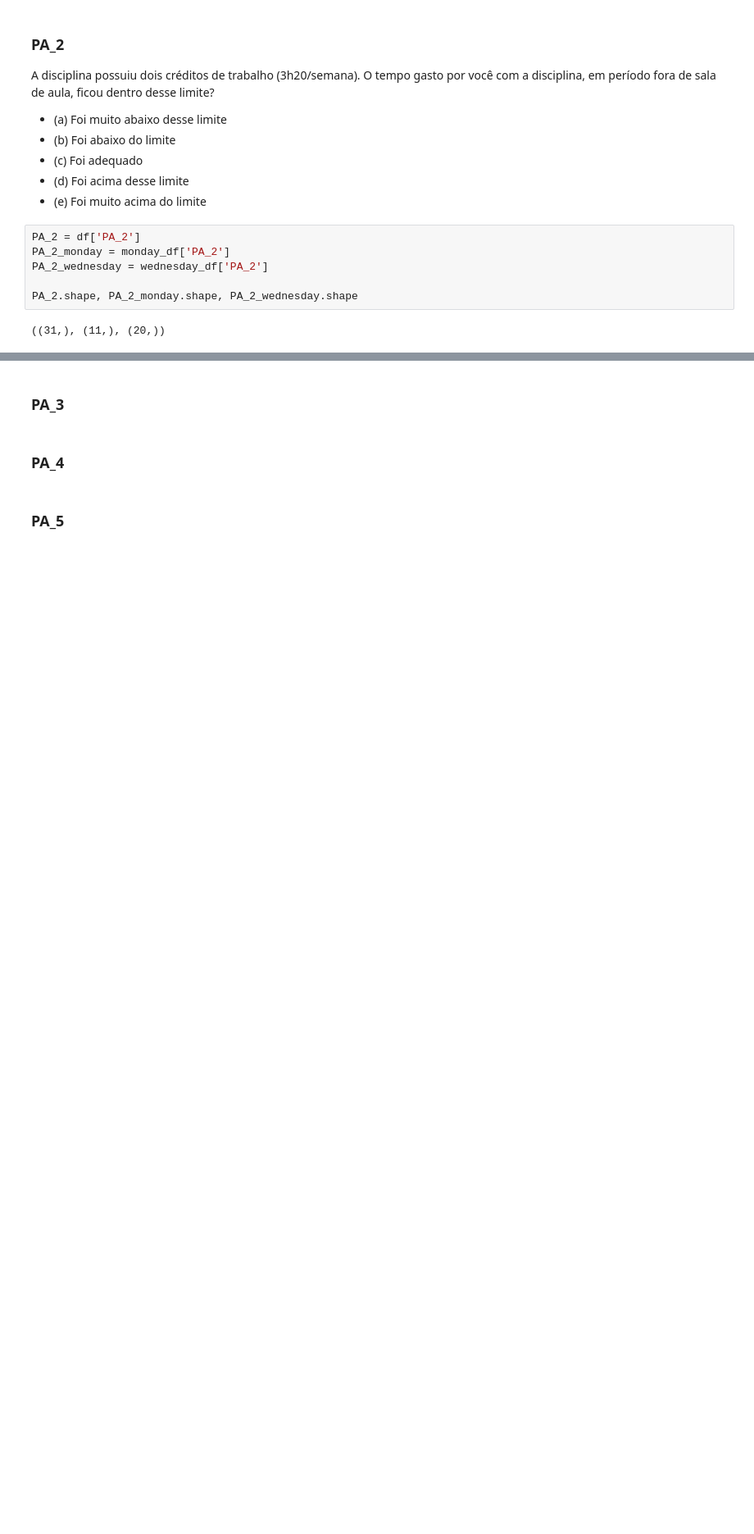
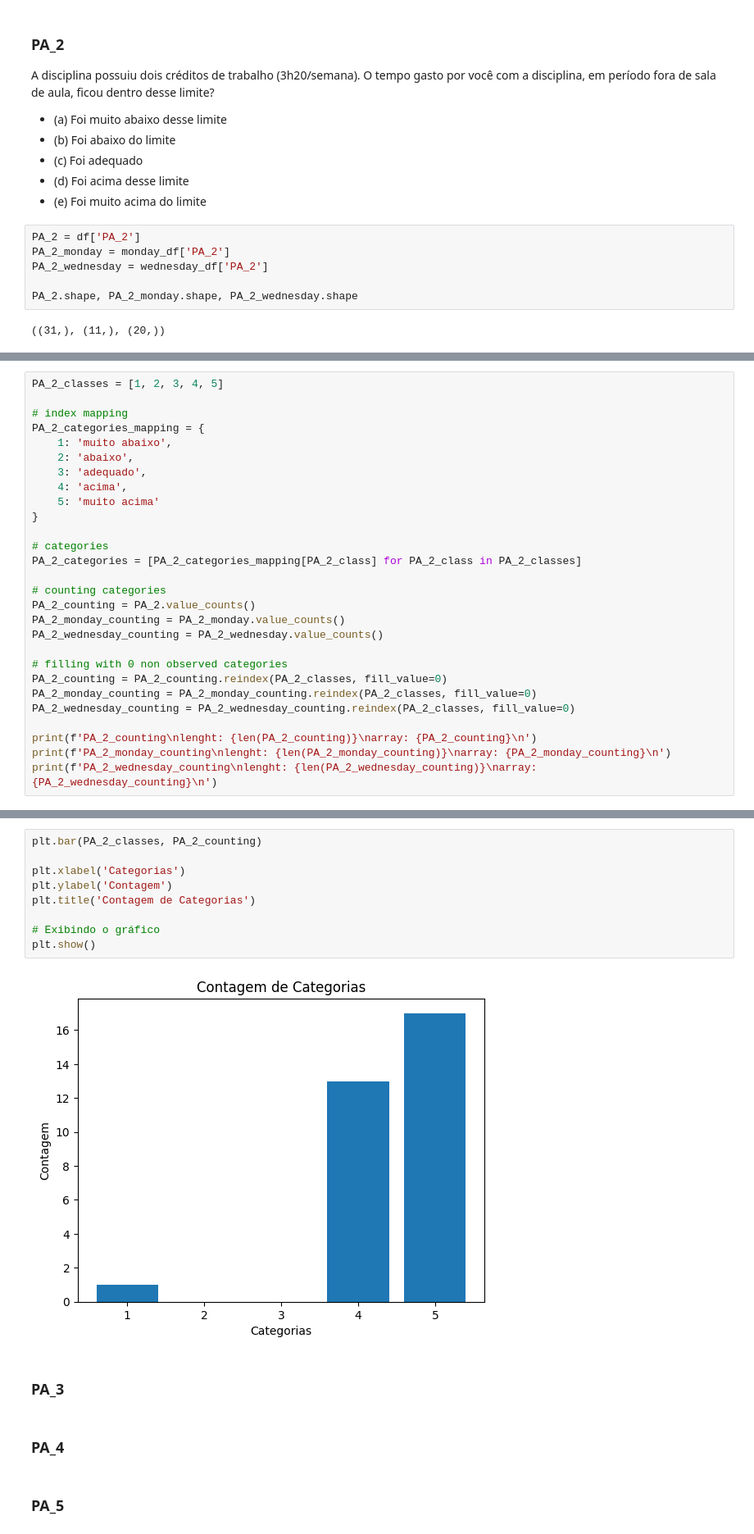
Before and after one commit to henriqueedu2001/pcs3635-health-research-data-analysis, a Jupyter notebook: analisys.ipynb, the cells around one changed output, grey strips where cells are left out. Shown at 82% size. Cells and saved outputs as stored; diff of their text form; blank space fills up the shorter version.

```diff
--- a/analisys.ipynb
+++ b/analisys.ipynb
@@ -143,0 +136,28 @@ PA_2_counting = {
+# %%
+PA_2_classes = [1, 2, 3, 4, 5]
+
+# index mapping
+PA_2_categories_mapping = {
+    1: 'muito abaixo',
+    2: 'abaixo',
+    3: 'adequado',
+    4: 'acima',
+    5: 'muito acima'
+}
+
+# categories
+PA_2_categories = [PA_2_categories_mapping[PA_2_class] for PA_2_class in PA_2_classes]
+
+# counting categories
+PA_2_counting = PA_2.value_counts()
+PA_2_monday_counting = PA_2_monday.value_counts()
+PA_2_wednesday_counting = PA_2_wednesday.value_counts()
+
+# filling with 0 non observed categories
+PA_2_counting = PA_2_counting.reindex(PA_2_classes, fill_value=0)
+PA_2_monday_counting = PA_2_monday_counting.reindex(PA_2_classes, fill_value=0)
+PA_2_wednesday_counting = PA_2_wednesday_counting.reindex(PA_2_classes, fill_value=0)
+
+print(f'PA_2_counting\nlenght: {len(PA_2_counting)}\narray: {PA_2_counting}\n')
+print(f'PA_2_monday_counting\nlenght: {len(PA_2_monday_counting)}\narray: {PA_2_monday_counting}\n')
+print(f'PA_2_wednesday_counting\nlenght: {len(PA_2_wednesday_counting)}\narray: {PA_2_wednesday_counting}\n')
@@ -144,3 +182,14 @@ PA_2_counting = {
+# %%
+plt.bar(PA_2_classes, PA_2_counting)
+
+plt.xlabel('Categorias')
+plt.ylabel('Contagem')
+plt.title('Contagem de Categorias')
+
+# Exibindo o gráfico
+plt.show()
+# %% [output]
+[figure, added]
 # %% [markdown]
 ### PA_3
 # %% [markdown]
```
Also changed, not shown: parts of 3 cells of this notebook.
